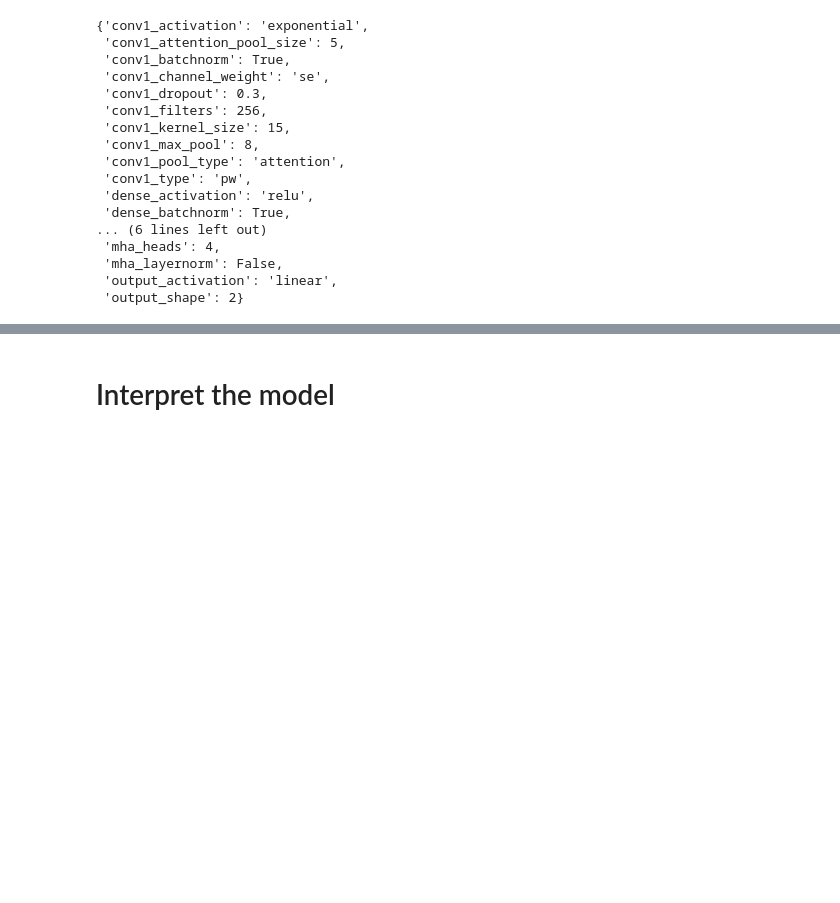
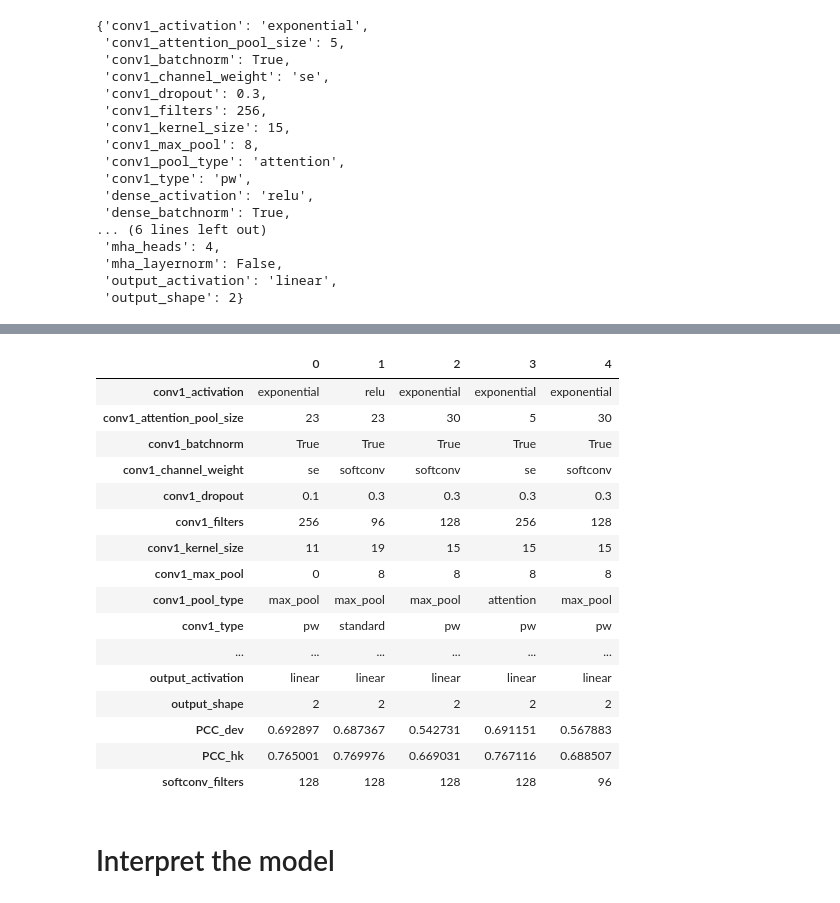
Before and after one commit to crajesh6/hominid_pipeline, a Jupyter notebook: model_sandbox.ipynb, the cells around one changed output, grey strips where cells are left out. Cells and saved outputs as stored; diff of their text form; code cells hidden in the pictures; blank space fills up the shorter version.

Commit message:
Added notebooks to run gia experiments

```diff
--- a/model_sandbox.ipynb
+++ b/model_sandbox.ipynb
@@ -30,7 +30,8 @@ hits = [
 "experiments/sweeps/tune_hominid_8f34a_00085_85_conv1_activation=exponential,conv1_attention_pool_size=23,conv1_batchnorm=True,conv1_channel_weight=se_2023-05-18_00-04-12",
 "experiments/sweeps/tune_hominid_8f34a_00185_185_conv1_activation=relu,conv1_attention_pool_size=23,conv1_batchnorm=True,conv1_channel_weight=softconv_2023-05-18_06-11-38",
 "experiments/model_variations/tune_hominid_8f34a_00058_58_conv1_activation=relu,conv1_attention_pool_size=30,conv1_batchnorm=False,conv1_channel_weight=softconv_2023-05-17_22-09-59/exponential", # this one!
-"experiments/model_variations/tune_hominid_8f34a_00056_56_conv1_activation=relu,conv1_attention_pool_size=5,conv1_batchnorm=False,conv1_channel_weight=se,conv1__2023-05-17_22-05-53/exponential"
+"experiments/model_variations/tune_hominid_8f34a_00056_56_conv1_activation=relu,conv1_attention_pool_size=5,conv1_batchnorm=False,conv1_channel_weight=se,conv1__2023-05-17_22-05-53/exponential",
+"experiments/model_variations/tune_hominid_8f34a_00058_58_conv1_activation=relu,conv1_attention_pool_size=30,conv1_batchnorm=False,conv1_channel_weight=softconv_2023-05-17_22-09-59/exponential/variations/variation_1"
 ]
 # %%
 index = 2
@@ -144,0 +173,25 @@ config
+# %%
+data = []
+for index in range(len(hits)):
+
+    config_file = f"{working_dir}/{hits[index]}/config.yaml"
+    print(config_file)
+    print()
+    config = hominid.load_config(config_file)
+
+    save_path = config_file.split("config.yaml")[0][:-1]
+    tuner = hominid.HominidTuner(config, epochs=1, tuning_mode=False, save_path=save_path)
+    df = tuner.get_evaluation_results()
+#     print(df[["PCC_dev", "PCC_hk"]])
+
+    for key in config:
+
+        config[key] = [config[key]]
+
+    config["PCC_dev"] = df["PCC_dev"].to_list()
+    config["PCC_hk"] = df["PCC_hk"].to_list()
+    if "softconv_filters" not in config:
+        config["softconv_filters"] = 128
+    frame = pd.DataFrame(config)
+
+    data += [frame]
@@ -144,0 +212,3 @@ config
+# %%
+df = pd.concat(data, axis=0).reset_index().drop(columns=["index"])
+df
@@ -145,3 +223,23 @@ config
+# %%
+df.T # nened to reorganize by relevance
+# %% [output]
+|  | 0 | 1 | 2 | 3 | 4 |
+| conv1_activation | exponential | relu | exponential | exponential | exponential |
+| conv1_attention_pool_size | 23 | 23 | 30 | 5 | 30 |
+| conv1_batchnorm | True | True | True | True | True |
+| conv1_channel_weight | se | softconv | softconv | se | softconv |
+| conv1_dropout | 0.1 | 0.3 | 0.3 | 0.3 | 0.3 |
+| conv1_filters | 256 | 96 | 128 | 256 | 128 |
+| conv1_kernel_size | 11 | 19 | 15 | 15 | 15 |
+| conv1_max_pool | 0 | 8 | 8 | 8 | 8 |
+| conv1_pool_type | max_pool | max_pool | max_pool | attention | max_pool |
+| conv1_type | pw | standard | pw | pw | pw |
+| ... | ... | ... | ... | ... | ... |
+| output_activation | linear | linear | linear | linear | linear |
+| output_shape | 2 | 2 | 2 | 2 | 2 |
+| PCC_dev | 0.692897 | 0.687367 | 0.542731 | 0.691151 | 0.567883 |
+| PCC_hk | 0.765001 | 0.769976 | 0.669031 | 0.767116 | 0.688507 |
+| softconv_filters | 128 | 128 | 128 | 128 | 96 |
 # %% [markdown]
 # Interpret the model
 # %%
```
Also changed, not shown: parts of 11 cells of this notebook, 9 other files.
